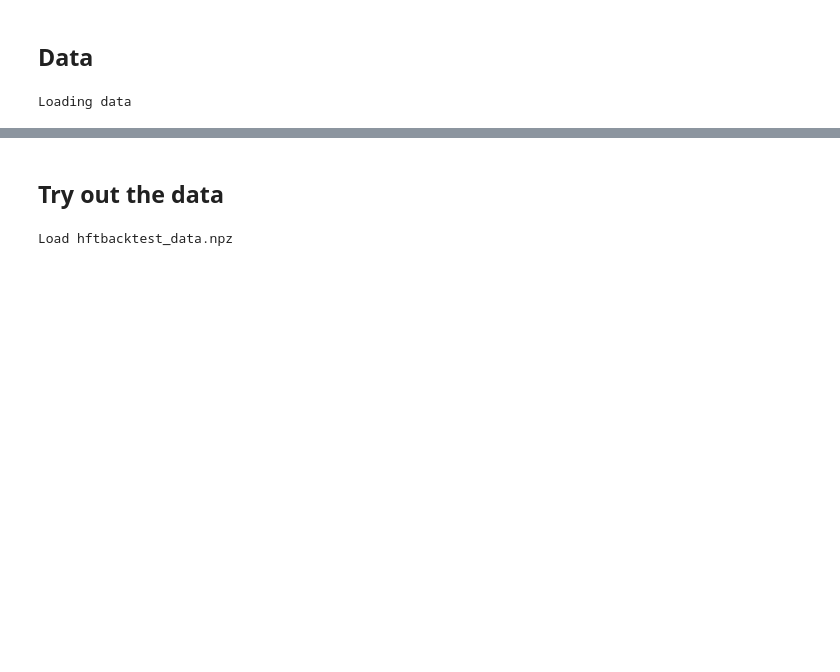
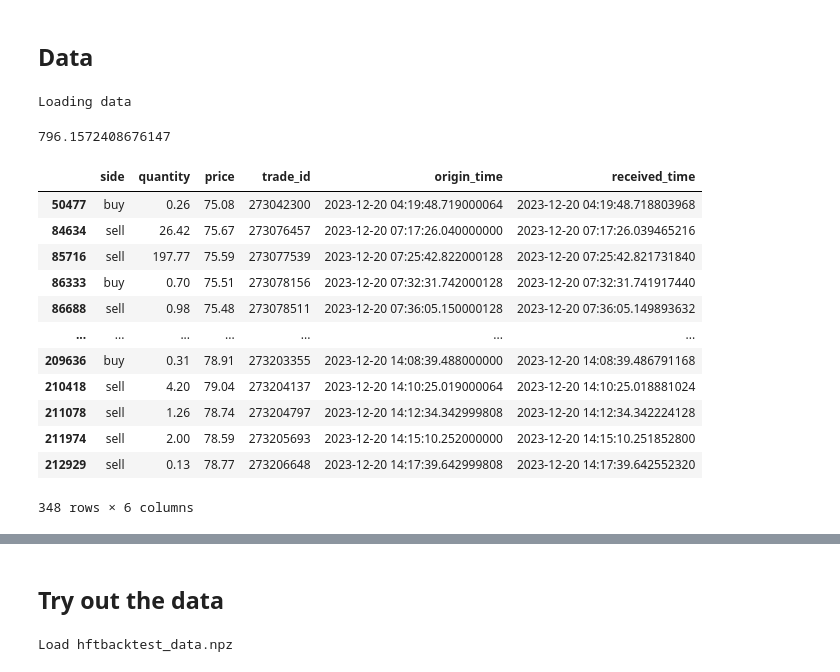
Before and after one commit to crypto-lake/analysis-sharing, a Jupyter notebook: hftbacktest.ipynb, the cells around one changed output, grey strips where cells are left out. Drawn from its saved outputs; the diff is of its cells as text; code cells hidden in the pictures; blank space fills up the shorter version.

```diff
--- a/hftbacktest.ipynb
+++ b/hftbacktest.ipynb
@@ -34,17 +25,13 @@ from numba import njit
 # lakeapi.use_sample_data(anonymous_access=True)
 # %%
 # Parameters
-# symbol = 'FTRB-USDT'
-# exchange = 'ASCENDEX'
 symbol = 'SOL-USDT'
 exchange = 'BINANCE'
 
 
 # Free sample data contain subset of the below time period
-# start = datetime.datetime(2022, 11, 1)
-# end = datetime.datetime(2022, 11, 2)
 start = datetime.datetime(2023, 12, 20)
-end = datetime.datetime(2023, 12, 21)
+end = datetime.datetime(2023, 12, 22)
 # %% [markdown]
 ## Data
 # %%
@@ -75,4 +54,25 @@ book = lakeapi.load_data(
 ).sort_values('received_time')
 # %% [output]
 Loading data
+# %%
+book.memory_usage(deep=True).sum() / 1024**2
+# %% [output]
+796.1572408676147
+# %%
+# Wrong local-exchange time diff
+trades[trades.received_time < trades.origin_time][::100]
+# %% [output]
+|  | side | quantity | price | trade_id | origin_time | received_time |
+| 50477 | buy | 0.26 | 75.08 | 273042300 | 2023-12-20 04:19:48.719000064 | 2023-12-20 04:19:48.718803968 |
+| 84634 | sell | 26.42 | 75.67 | 273076457 | 2023-12-20 07:17:26.040000000 | 2023-12-20 07:17:26.039465216 |
+| 85716 | sell | 197.77 | 75.59 | 273077539 | 2023-12-20 07:25:42.822000128 | 2023-12-20 07:25:42.821731840 |
+| 86333 | buy | 0.70 | 75.51 | 273078156 | 2023-12-20 07:32:31.742000128 | 2023-12-20 07:32:31.741917440 |
+| 86688 | sell | 0.98 | 75.48 | 273078511 | 2023-12-20 07:36:05.150000128 | 2023-12-20 07:36:05.149893632 |
+| ... | ... | ... | ... | ... | ... | ... |
+| 209636 | buy | 0.31 | 78.91 | 273203355 | 2023-12-20 14:08:39.488000000 | 2023-12-20 14:08:39.486791168 |
+| 210418 | sell | 4.20 | 79.04 | 273204137 | 2023-12-20 14:10:25.019000064 | 2023-12-20 14:10:25.018881024 |
+| 211078 | sell | 1.26 | 78.74 | 273204797 | 2023-12-20 14:12:34.342999808 | 2023-12-20 14:12:34.342224128 |
+| 211974 | sell | 2.00 | 78.59 | 273205693 | 2023-12-20 14:15:10.252000000 | 2023-12-20 14:15:10.251852800 |
+| 212929 | sell | 0.13 | 78.77 | 273206648 | 2023-12-20 14:17:39.642999808 | 2023-12-20 14:17:39.642552320 |
+348 rows × 6 columns
 # %%
```
Also changed, not shown: parts of 10 cells of this notebook, 1 other file.
